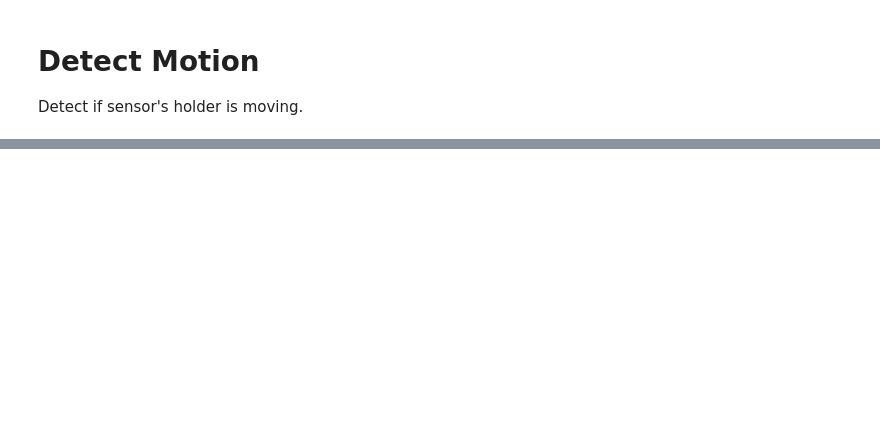
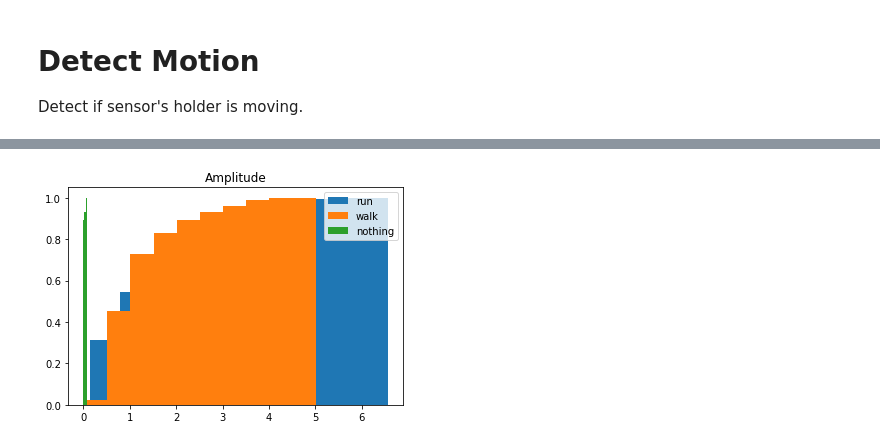
Before and after one commit to nakmuaycoder/classiAcceleration, a Jupyter notebook: analysis/detect_motion.ipynb, the cells around one changed output, grey strips where cells are left out. Drawn from its saved outputs; the diff is of its cells as text; code cells hidden in the pictures; blank space fills up the shorter version.

```diff
--- a/analysis/detect_motion.ipynb
+++ b/analysis/detect_motion.ipynb
@@ -37,0 +33,8 @@ _ = plt.legend()
+# %%
+plt.hist(amplitude[np.where(df.label == 1.)[0]], label="run", cumulative=True, density=True)
+plt.hist(amplitude[np.where(df.label == 0.)[0]], label="walk", cumulative=True, density=True)
+plt.hist(amplitude[np.where(df.label == 2.)[0]], label="nothing", cumulative=True, density=True)
+plt.legend()
+_ = plt.title("Amplitude")
+# %% [output]
+[figure, added]
```
Also changed, not shown: parts of 3 cells of this notebook.
